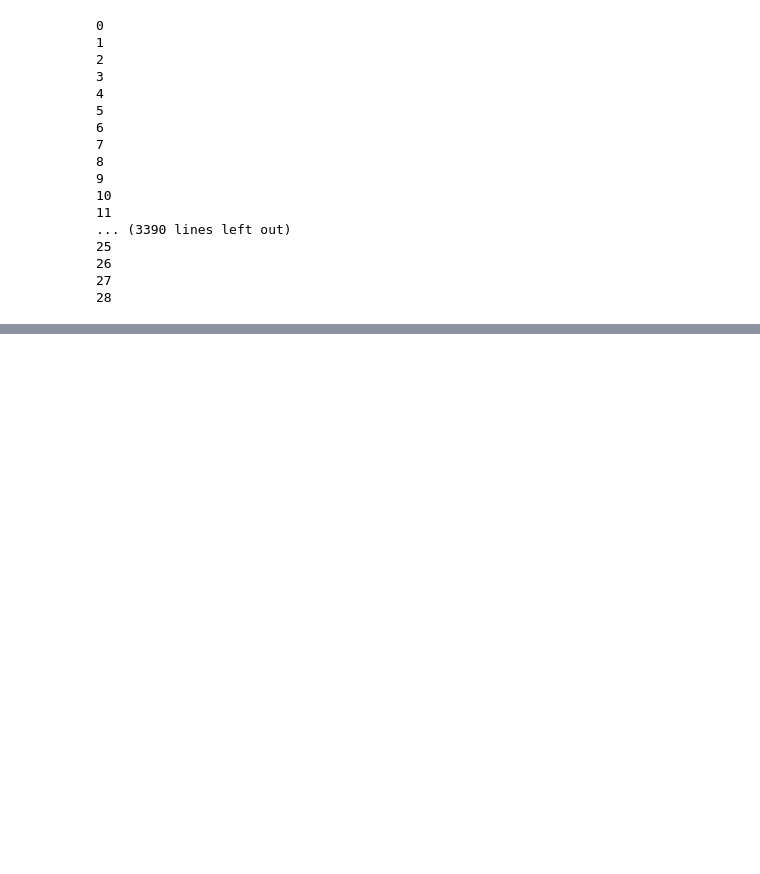
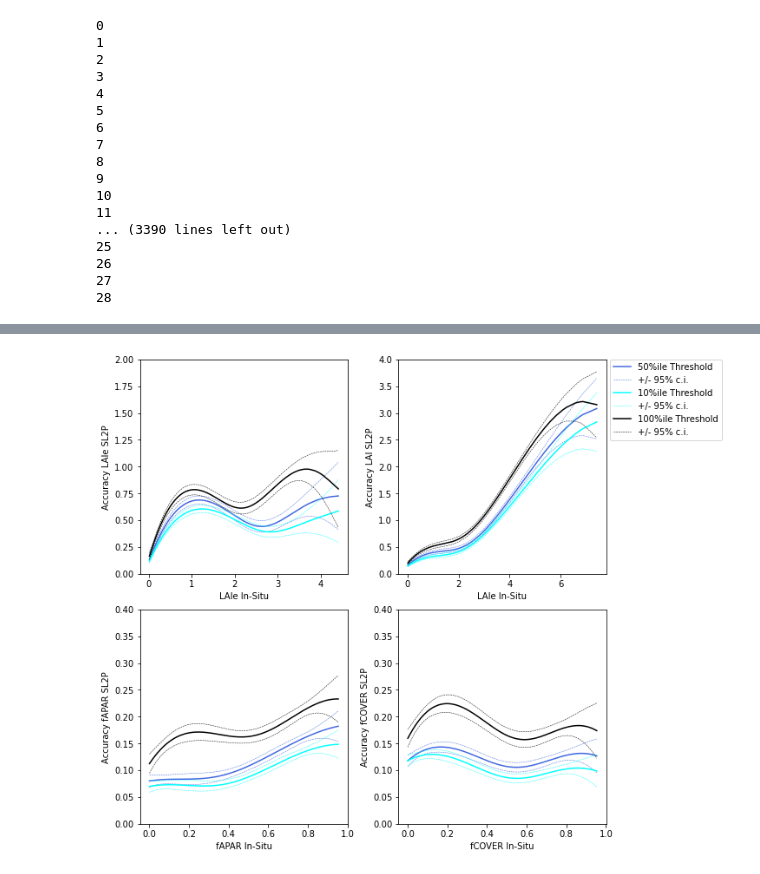
Before and after one commit to rfernand387/LEAF-Toolbox, a Jupyter notebook: Source-Python-Validation/Validation-LEAF-Toolbox-SL2P-Paper.ipynb, the cells around one changed output, grey strips where cells are left out. Saved outputs shown, nothing was run; the diff lists cells and outputs as text; code cells hidden in the pictures; blank space fills up the shorter version.

```diff
--- a/Source-Python-Validation/Validation-LEAF-Toolbox-SL2P-Paper.ipynb
+++ b/Source-Python-Validation/Validation-LEAF-Toolbox-SL2P-Paper.ipynb
@@ -1514,5 +1734,5 @@ plt.savefig('Figure4.png',bbox_inches='tight')
 # %%
-# figure 5
+# figure S2
 
 
 fig, ax = plt.subplots(2, 2,constrained_layout = True)
@@ -1530,8 +1750,8 @@ data['LAIe_residual'] = data['LAI_PAIe_total_estimate'].sub((data['LAIe_total'])
 y = np.array(data['LAIe_residual'])
 x = np.array(data['LAIe_total'])
 err =np.array(((data['LAI_PAIe_total_err_estimate_mean']).pow(2).add((data['LAI_total_err']).pow(2))).pow(0.5))
-plotUncertainty(x,y,err,ax[0,0],3,'royalblue','50%ile Uncertainty')
-uarLAIelow= np.sum(np.abs(y)<np.maximum(x*0.2,1))/y.size
+plotUncertainty(x,y,err,ax[0,0],3,'royalblue','50%ile Threshold')
+uarLAIelow= np.sum(np.abs(y)<np.maximum(x*0.15,0.5))/y.size
 ax[0,0].set_ylim([0,2])
 ax[0,0].set_ylabel('Accuracy LAIe SL2P')
 ax[0,0].set_xlabel('LAIe In-Situ')
@@ -1546,8 +1766,8 @@ data['LAI_residual'] = data['LAI_PAIe_total_estimate'].sub((data['LAI_total']))
 y = np.array(data['LAI_residual'])
 x = np.array(data['LAI_total'])
 err =np.array(((data['LAI_PAIe_total_err_estimate_mean']).pow(2).add((data['LAI_total_err']).pow(2))).pow(0.5))
-plotUncertainty(x,y,err,ax[0,1],3,'royalblue','50%ile Uncertainty')
-uarLAIlow = np.sum(np.abs(y)<np.maximum(x*0.2,1))/y.size
+plotUncertainty(x,y,err,ax[0,1],3,'royalblue','50%ile Threshold')
+uarLAIlow = np.sum(np.abs(y)<np.maximum(x*0.15,0.5))/y.size
 ax[0,1].set_ylim([0,4])
 ax[0,1].set_ylabel('Accuracy LAI SL2P')
 ax[0,1].set_xlabel('LAIe In-Situ')
@@ -1563,7 +1783,7 @@ data = data.sort_values(['fAPAR_total'])
 y = np.array(data['fAPAR_residual'])
 x = np.array(data['fAPAR_total'])
 err =np.array(((data['fAPAR_fAPAR_total_err_estimate_mean']).pow(2).add((data['fAPAR_total_err']).pow(2))).pow(0.5))
-plotUncertainty(x,y,err,ax[1,0],3,'royalblue','50%ile Uncertainty')
+plotUncertainty(x,y,err,ax[1,0],3,'royalblue','50%ile Threshold')
 uarfAPARlow = np.sum(np.abs(y)<np.maximum(x*0.15,0.05))/y.size
 ax[1,0].set_ylim([0,.4])
 ax[1,0].set_ylabel('Accuracy fAPAR SL2P')
@@ -1580,7 +1800,7 @@ data = data.sort_values(['fCOVER_total'])
 y = np.array(data['fCOVER_residual'])
 x = np.array(data['fCOVER_total'])
 err =np.array(((data['fCOVER_fCOVER_total_err_estimate_mean']).pow(2).add((data['fCOVER_total_err']).pow(2))).pow(0.5))
-plotUncertainty(x,y,err,ax[1,1],3,'royalblue','50%ile Uncertainty')
+plotUncertainty(x,y,err,ax[1,1],3,'royalblue','50%ile Threshold')
 ax[1,1].set_ylim([0,.4])
 ax[1,1].set_ylabel('Accuracy fCOVER SL2P')
 ax[1,1].set_xlabel('fCOVER In-Situ')
@@ -1598,8 +1818,8 @@ data['LAIe_residual'] = data['LAI_PAIe_total_estimate'].sub((data['LAIe_total'])
 y = np.array(data['LAIe_residual'])
 x = np.array(data['LAIe_total'])
 err =np.array(((data['LAI_PAIe_total_err_estimate_mean']).pow(2).add((data['LAI_total_err']).pow(2))).pow(0.5))
-plotUncertainty(x,y,err,ax[0,0],3,'aqua','10%ile Uncertainty')
-uarLAIelow= np.sum(np.abs(y)<np.maximum(x*0.2,1))/y.size
+plotUncertainty(x,y,err,ax[0,0],3,'aqua','10%ile Threshold')
+uarLAIelow= np.sum(np.abs(y)<np.maximum(x*0.15,.5))/y.size
 
 #LAI
 data = samplesList[percentileToPlot]
@@ -1611,8 +1831,8 @@ data['LAI_residual'] = data['LAI_PAIe_total_estimate'].sub((data['LAI_total']))
 y = np.array(data['LAI_residual'])
 x = np.array(data['LAI_total'])
 err =np.array(((data['LAI_PAIe_total_err_estimate_mean']).pow(2).add((data['LAI_total_err']).pow(2))).pow(0.5))
-plotUncertainty(x,y,err,ax[0,1],3,'aqua','10%ile Uncertainty')
-uarLAIlow = np.sum(np.abs(y)<np.maximum(x*0.2,1))/y.size
+plotUncertainty(x,y,err,ax[0,1],3,'aqua','10%ile Threshold')
+uarLAIlow = np.sum(np.abs(y)<np.maximum(x*0.15,.5))/y.size
 
 #fAPAR
 data = samplesList[percentileToPlot]
@@ -1624,8 +1844,8 @@ data = data.sort_values(['fAPAR_total'])
 y = np.array(data['fAPAR_residual'])
 x = np.array(data['fAPAR_total'])
 err =np.array(((data['fAPAR_fAPAR_total_err_estimate_mean']).pow(2).add((data['fAPAR_total_err']).pow(2))).pow(0.5))
-plotUncertainty(x,y,err,ax[1,0],3,'aqua','10%ile Uncertainty')
-uarfAPARlow = np.sum(np.abs(y)<np.maximum(x*0.15,0.05))/y.size
+plotUncertainty(x,y,err,ax[1,0],3,'aqua','10%ile Threshold')
+uarfAPARlow = np.sum(np.abs(y)<np.maximum(x*0.1,0.05))/y.size
 
 #fCOVER
 data = samplesList[percentileToPlot]
@@ -1638,7 +1858,7 @@ data = data.sort_values(['fCOVER_total'])
 y = np.array(data['fCOVER_residual'])
 x = np.array(data['fCOVER_total'])
 err =np.array(((data['fCOVER_fCOVER_total_err_estimate_mean']).pow(2).add((data['fCOVER_total_err']).pow(2))).pow(0.5))
-plotUncertainty(x,y,err,ax[1,1],3,'aqua','10%ile Uncertainty')
+plotUncertainty(x,y,err,ax[1,1],3,'aqua','10%ile Threshold')
 
 percentileToPlot = 9
 
@@ -1652,8 +1872,8 @@ data['LAIe_residual'] = data['LAI_PAIe_total_estimate'].sub((data['LAIe_total'])
 y = np.array(data['LAIe_residual'])
 x = np.array(data['LAIe_total'])
 err =np.array(((data['LAI_PAIe_total_err_estimate_mean']).pow(2).add((data['LAI_total_err']).pow(2))).pow(0.5))
-plotUncertainty(x,y,err,ax[0,0],3,'black','90%ile Uncertainty')
-uarLAIehigh= np.sum(np.abs(y)<np.maximum(x*0.2,1))/y.size
+plotUncertainty(x,y,err,ax[0,0],3,'black','100%ile Threshold')
+uarLAIehigh= np.sum(np.abs(y)<np.maximum(x*0.15,.5))/y.size
 
 #LAI
 data = samplesList[percentileToPlot]
@@ -1665,40 +1885,42 @@ data['LAI_residual'] = data['LAI_PAIe_total_estimate'].sub((data['LAI_total']))
 y = np.array(data['LAI_residual'])
 x = np.array(data['LAI_total'])
 err =np.array(((data['LAI_PAIe_total_err_estimate_mean']).pow(2).add((data['LAI_total_err']).pow(2))).pow(0.5))
-plotUncertainty(x,y,err,ax[0,1],3,'black','90%ile Uncertainty')
+plotUncertainty(x,y,err,ax[0,1],3,'black','100%ile Threshold')
 uarLAIhigh = np.sum(np.abs(y)<np.maximum(x*0.2,1))/y.size
 
 #fAPAR
 data = samplesList[percentileToPlot]
 data = data[~data['fAPAR_fAPAR_total_estimate'].isnull()].reset_index()
 randomDF = pd.DataFrame(np.random.rand(data.shape[0],1) * 0.0001,columns=['randomCol']).reset_index()
 data['fAPAR_total'] = data['fAPAR_total'].add(randomDF['randomCol'])
 data['fAPAR_residual'] = data['fAPAR_fAPAR_total_estimate'].sub((data['fAPAR_total']))
 data = data.sort_values(['fAPAR_total'])
 
 y = np.array(data['fAPAR_residual'])
 x = np.array(data['fAPAR_total'])
 err =np.array(((data['fAPAR_fAPAR_total_err_estimate_mean']).pow(2).add((data['fAPAR_total_err']).pow(2))).pow(0.5))
-plotUncertainty(x,y,err,ax[1,0],3,'black','90%ile Uncertainty')
-uarfAPARhigh = np.sum(np.abs(y)<np.maximum(x*0.15,0.05))/y.size
+plotUncertainty(x,y,err,ax[1,0],3,'black','100%ile Threshold')
+uarfAPARhigh = np.sum(np.abs(y)<np.maximum(x*0.1,0.05))/y.size
 
 #fCOVER
 data = samplesList[percentileToPlot]
 data = data[~data['fCOVER_fCOVER_total_estimate'].isnull()].reset_index()
 randomDF = pd.DataFrame(np.random.rand(data.shape[0],1) * 0.0001,columns=['randomCol']).reset_index()
 data['fCOVER_total'] = data['fCOVER_total'].add(randomDF['randomCol'])
 data['fCOVER_residual'] = data['fCOVER_fCOVER_total_estimate'].sub((data['fCOVER_total']))
 data = data.sort_values(['fCOVER_total'])
 
 y = np.array(data['fCOVER_residual'])
 x = np.array(data['fCOVER_total'])
 err =np.array(((data['fCOVER_fCOVER_total_err_estimate_mean']).pow(2).add((data['fCOVER_total_err']).pow(2))).pow(0.5))
-plotUncertainty(x,y,err,ax[1,1],3,'black','90%ile Uncertainty')
-uarfCOVERhigh = np.sum(np.abs(y)<np.maximum(x*0.15,0.05))/y.size
+plotUncertainty(x,y,err,ax[1,1],3,'black','100%ile Threshold')
+uarfCOVERhigh = np.sum(np.abs(y)<np.maximum(x*0.1,0.05))/y.size
 
 
 
 
 ax[0,1].legend(bbox_to_anchor=(1.02, 1), loc='upper left', borderaxespad=0)
-plt.savefig('Figure5.png',bbox_inches='tight')
+plt.savefig('FigureS2.png',bbox_inches='tight')
 plt.show()
+# %% [output]
+[figure, added]
```
Also changed, not shown: parts of 16 cells of this notebook.
